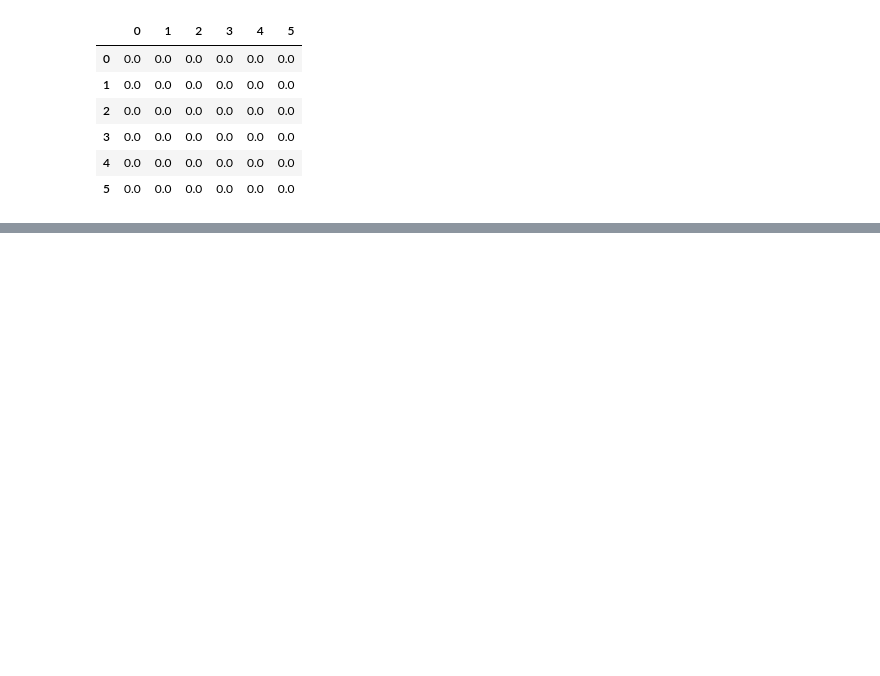
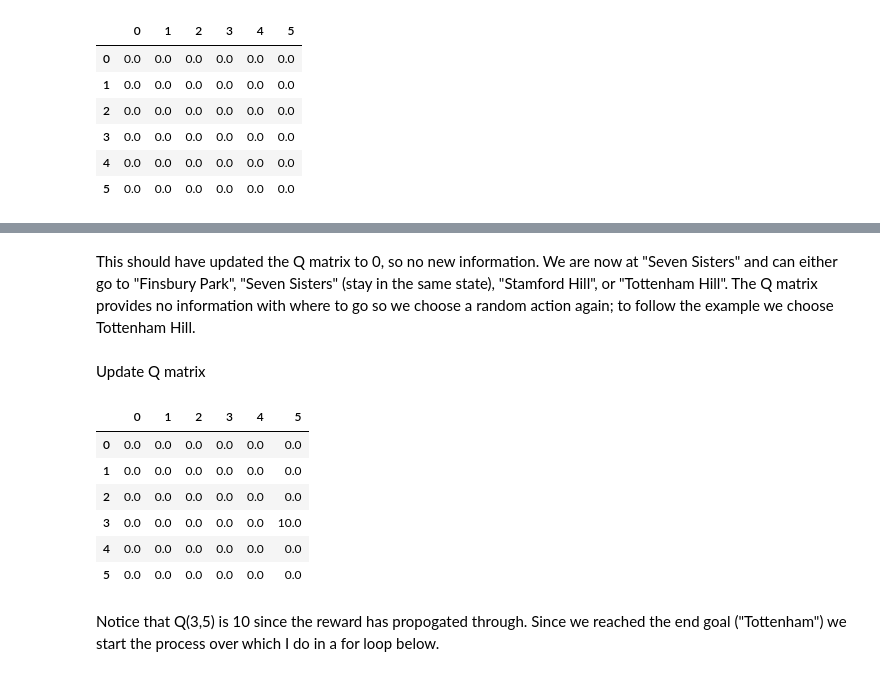
Before and after one commit to goodwin-matt/data_science_toolkit, a Jupyter notebook: DataScienceCode/Q-learning_tutorial.ipynb, the cells around one changed output, grey strips where cells are left out. Cells and saved outputs as stored; diff of their text form; code cells hidden in the pictures; blank space fills up the shorter version.

```diff
--- a/DataScienceCode/Q-learning_tutorial.ipynb
+++ b/DataScienceCode/Q-learning_tutorial.ipynb
@@ -69,0 +74,2 @@ Now that both tables are initialized the first step is to pick a random starting
+# %%
+start_action = 3
@@ -69,0 +88,5 @@ Now that both tables are initialized the first step is to pick a random starting
+# %%
+alpha = .1 # learning rate
+gamma = .1 # gamma is the discount factor
+
+Q_table.iloc[start_state, start_action] = (1 - alpha)*Q_table.iloc[start_state, start_action] + alpha*R_table.iloc[start_state, start_action] + gamma*Q_table.iloc[start_action,:].idxmax()
@@ -70,3 +103,24 @@ Now that both tables are initialized the first step is to pick a random starting
+# %% [markdown]
+This should have updated the Q matrix to 0, so no new information. We are now at "Seven Sisters" and can either go to "Finsbury Park", "Seven Sisters" (stay in the same state), "Stamford Hill", or "Tottenham Hill". The Q matrix provides no information with where to go so we choose a random action again; to follow the example we choose Tottenham Hill.
+# %%
+start_state = start_action
+start_action = 5
+# %% [markdown]
+Update Q matrix
+# %%
+Q_table.iloc[start_state, start_action] = (1 - alpha)*Q_table.iloc[start_state, start_action] + alpha*R_table.iloc[start_state, start_action] + gamma*Q_table.iloc[start_action,:].idxmax()
+# %%
+Q_table
+# %% [output]
+|  | 0 | 1 | 2 | 3 | 4 | 5 |
+| 0 | 0.0 | 0.0 | 0.0 | 0.0 | 0.0 | 0.0 |
+| 1 | 0.0 | 0.0 | 0.0 | 0.0 | 0.0 | 0.0 |
+| 2 | 0.0 | 0.0 | 0.0 | 0.0 | 0.0 | 0.0 |
+| 3 | 0.0 | 0.0 | 0.0 | 0.0 | 0.0 | 10.0 |
+| 4 | 0.0 | 0.0 | 0.0 | 0.0 | 0.0 | 0.0 |
+| 5 | 0.0 | 0.0 | 0.0 | 0.0 | 0.0 | 0.0 |
+# %% [markdown]
+Notice that Q(3,5) is 10 since the reward has propogated through. Since we reached the end goal ("Tottenham") we start the process over which I do in a for loop below.
 # %%
 import random
 # %%
```
Also changed, not shown: parts of 13 cells of this notebook, 4 other files.
